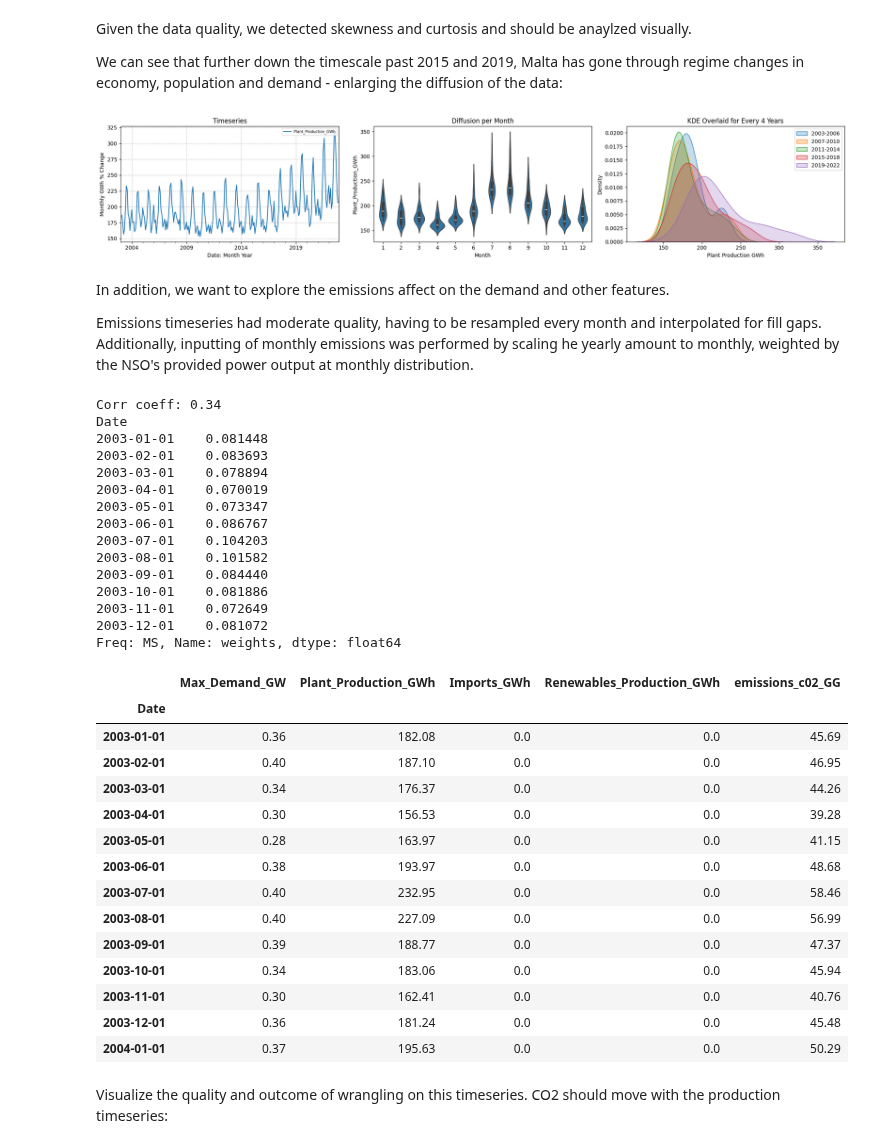
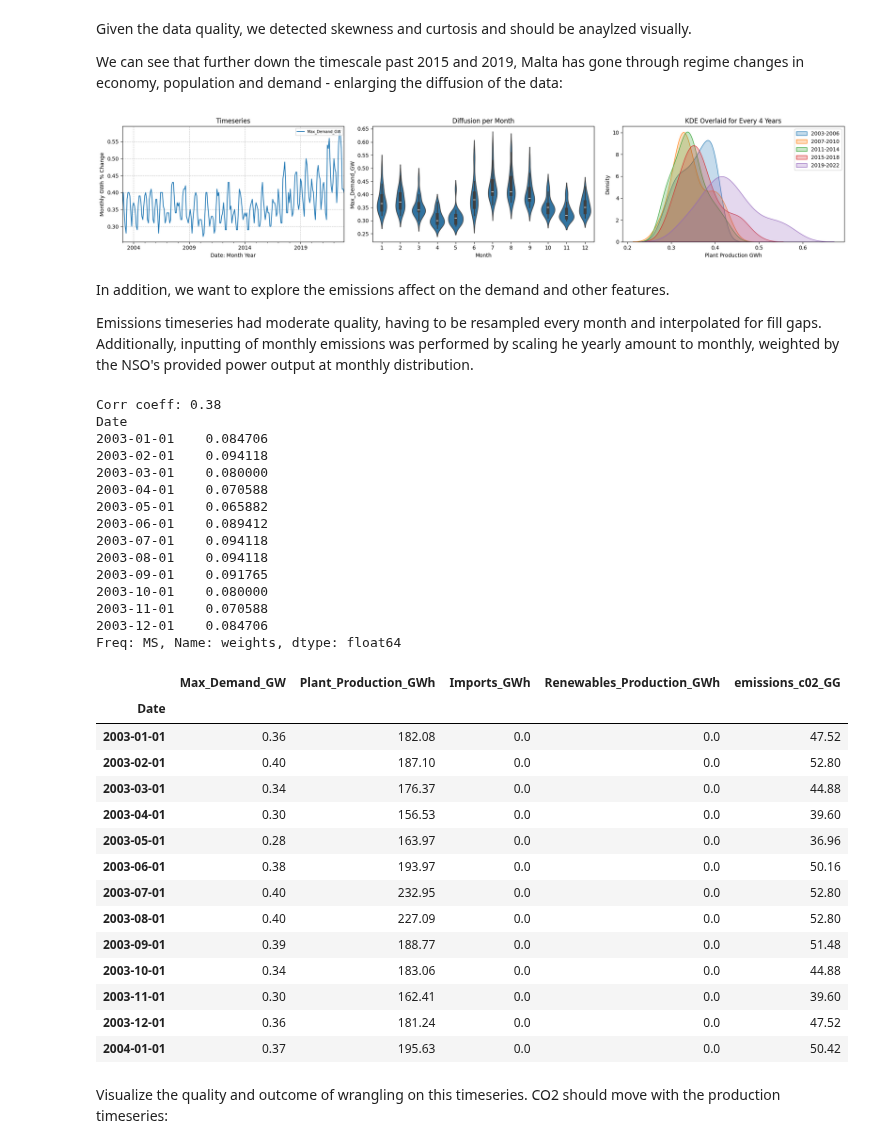
Before and after one commit to ATECO-malta/applied_ml_assignment, a Jupyter notebook: data_analysis.ipynb, the cells around one changed output. Drawn from its saved outputs; the diff is of its cells as text; code cells hidden in the pictures.

```diff
--- a/data_analysis.ipynb
+++ b/data_analysis.ipynb
@@ -74,7 +74,8 @@ END_DATE = datetime(2022, 12, 31)
 RAW_DATA_PATH = "./raw_data"
 
 # Base electricity datasets
-ELEC_PRD_COL = "Plant_Production_GWh"
+ELEC_DMD_COL = "Max_Demand_GW"
+ELEC_PROD_COL = "Plant_Production_GWh"
 ELECTRIC_MW_DS = [
     "Max_Demand_MW.csv",
     "Plant_Production_MWh.csv",
@@ -158,41 +159,41 @@ import seaborn as sns
 fig, axes = plt.subplots(1, 3, figsize=(20, 4))
 
 # Visually check if Plant_Production_GWh timeseries is healthy, its the most skewed.
-all_data_df[ELEC_PRD_COL].plot(kind="line", ax=axes[0])
+all_data_df[ELEC_DMD_COL].plot(kind="line", ax=axes[0])
 axes[0].set_xlabel("Date: Month Year")
 axes[0].set_ylabel("Monthly GWh % Change")
 axes[0].grid(axis="both", linestyle="--", alpha=0.7)
 axes[0].set_title("Timeseries")
 axes[0].legend(fontsize=7, loc="upper right")
 
-sampling_subset = pd.DataFrame(all_data_df[ELEC_PRD_COL].copy())
+sampling_subset = pd.DataFrame(all_data_df[ELEC_DMD_COL].copy())
 sampling_subset["Month"] = sampling_subset.index.month
 
 # Distribution per Month will be used for weights for synthetic data
 # for the rest, we observe skewness and outliers.
-sns.violinplot(x="Month", y=ELEC_PRD_COL, data=sampling_subset, ax=axes[1])
+sns.violinplot(x="Month", y=ELEC_DMD_COL, data=sampling_subset, ax=axes[1])
 axes[1].set_title("Diffusion per Month")
 
 axes[2].set_title("KDE Overlaid for Every 4 Years")
 axes[2].set_xlabel("Plant Production GWh")
 axes[2].set_ylabel("Density")
 for start_year in range(all_data_df.index.year.min(), all_data_df.index.year.max(), 4):
     end_year = start_year + 3
     year_data = all_data_df[
         (all_data_df.index.year >= start_year) & (all_data_df.index.year <= end_year)
     ]
     sns.kdeplot(
-        year_data[ELEC_PRD_COL],
+        year_data[ELEC_DMD_COL],
         ax=axes[2],
         fill=True,
         label=f"{start_year}-{end_year}",
     )
 axes[2].legend()
 
 plt.tight_layout()
 plt.show()
 # %% [output]
-[figure, old version]
+[figure, new version]
 # %% [markdown]
 In addition, we want to explore the emissions affect on the demand and other features.
 
@@ -223,16 +224,16 @@ c02_df = c02_df.reindex(extended_index)
 c02_df["Totals"] = c02_df[CO2_COL]
 c02_df[CO2_COL] /= 12
 c02_df = c02_df.ffill()
-corr = all_data_df[ELEC_PRD_COL].corr(c02_df[CO2_COL])
+corr = all_data_df[ELEC_DMD_COL].corr(c02_df[CO2_COL])
 print(f"Corr coeff: {corr:0.02f}")
 
 # We will interpolate CO2 production using the plants monthly supply as weights.
-sampling_subset = pd.DataFrame(all_data_df[ELEC_PRD_COL].copy())
+sampling_subset = pd.DataFrame(all_data_df[ELEC_DMD_COL].copy())
 sampling_subset = sampling_subset.resample("MS").ffill()
 sampling_subset["total"] = sampling_subset.groupby(sampling_subset.index.year)[
-    ELEC_PRD_COL
+    ELEC_DMD_COL
 ].transform("sum")
-sampling_subset["weights"] = sampling_subset[ELEC_PRD_COL] / sampling_subset["total"]
+sampling_subset["weights"] = sampling_subset[ELEC_DMD_COL] / sampling_subset["total"]
 print(sampling_subset["weights"].head(12))
 
 c02_df[CO2_COL] = round(sampling_subset["weights"] * (c02_df[CO2_COL]), 2)
@@ -241,36 +242,36 @@ c02_df = c02_df[(c02_df.index >= START_DATE) & (c02_df.index <= END_DATE)]
 all_data_df[CO2_COL] = c02_df[CO2_COL]
 all_data_df.head(13)
 # %% [output]
-Corr coeff: 0.34
+Corr coeff: 0.38
 Date
-2003-01-01    0.081448
-2003-02-01    0.083693
-2003-03-01    0.078894
-2003-04-01    0.070019
-2003-05-01    0.073347
-2003-06-01    0.086767
-2003-07-01    0.104203
-2003-08-01    0.101582
-2003-09-01    0.084440
-2003-10-01    0.081886
-2003-11-01    0.072649
-2003-12-01    0.081072
+2003-01-01    0.084706
+2003-02-01    0.094118
+2003-03-01    0.080000
+2003-04-01    0.070588
+2003-05-01    0.065882
+2003-06-01    0.089412
+2003-07-01    0.094118
+2003-08-01    0.094118
+2003-09-01    0.091765
+2003-10-01    0.080000
+2003-11-01    0.070588
+2003-12-01    0.084706
 Freq: MS, Name: weights, dtype: float64
 |  | Max_Demand_GW | Plant_Production_GWh | Imports_GWh | Renewables_Production_GWh | emissions_c02_GG |
 | Date |  |  |  |  |  |
-| 2003-01-01 | 0.36 | 182.08 | 0.0 | 0.0 | 45.69 |
-| 2003-02-01 | 0.40 | 187.10 | 0.0 | 0.0 | 46.95 |
-| 2003-03-01 | 0.34 | 176.37 | 0.0 | 0.0 | 44.26 |
-| 2003-04-01 | 0.30 | 156.53 | 0.0 | 0.0 | 39.28 |
-| 2003-05-01 | 0.28 | 163.97 | 0.0 | 0.0 | 41.15 |
-| 2003-06-01 | 0.38 | 193.97 | 0.0 | 0.0 | 48.68 |
-| 2003-07-01 | 0.40 | 232.95 | 0.0 | 0.0 | 58.46 |
-| 2003-08-01 | 0.40 | 227.09 | 0.0 | 0.0 | 56.99 |
-| 2003-09-01 | 0.39 | 188.77 | 0.0 | 0.0 | 47.37 |
-| 2003-10-01 | 0.34 | 183.06 | 0.0 | 0.0 | 45.94 |
-| 2003-11-01 | 0.30 | 162.41 | 0.0 | 0.0 | 40.76 |
-| 2003-12-01 | 0.36 | 181.24 | 0.0 | 0.0 | 45.48 |
-| 2004-01-01 | 0.37 | 195.63 | 0.0 | 0.0 | 50.29 |
+| 2003-01-01 | 0.36 | 182.08 | 0.0 | 0.0 | 47.52 |
+| 2003-02-01 | 0.40 | 187.10 | 0.0 | 0.0 | 52.80 |
+| 2003-03-01 | 0.34 | 176.37 | 0.0 | 0.0 | 44.88 |
+| 2003-04-01 | 0.30 | 156.53 | 0.0 | 0.0 | 39.60 |
+| 2003-05-01 | 0.28 | 163.97 | 0.0 | 0.0 | 36.96 |
+| 2003-06-01 | 0.38 | 193.97 | 0.0 | 0.0 | 50.16 |
+| 2003-07-01 | 0.40 | 232.95 | 0.0 | 0.0 | 52.80 |
+| 2003-08-01 | 0.40 | 227.09 | 0.0 | 0.0 | 52.80 |
+| 2003-09-01 | 0.39 | 188.77 | 0.0 | 0.0 | 51.48 |
+| 2003-10-01 | 0.34 | 183.06 | 0.0 | 0.0 | 44.88 |
+| 2003-11-01 | 0.30 | 162.41 | 0.0 | 0.0 | 39.60 |
+| 2003-12-01 | 0.36 | 181.24 | 0.0 | 0.0 | 47.52 |
+| 2004-01-01 | 0.37 | 195.63 | 0.0 | 0.0 | 50.42 |
 # %% [markdown]
 Visualize the quality and outcome of wrangling on this timeseries. CO2 should move with the production timeseries:
 # %%
```
Also changed, not shown: parts of 9 cells of this notebook, 4 other files.
